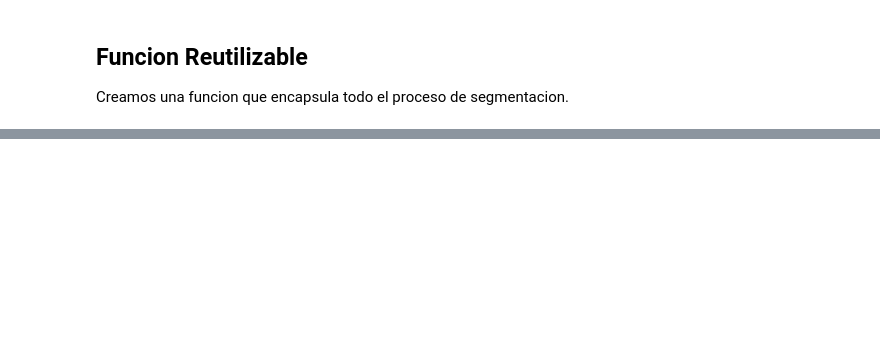
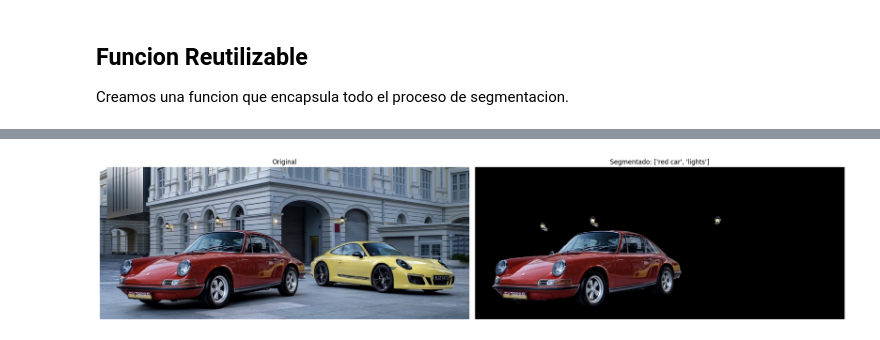
Before and after one commit to sergiovillanueva/Modelos_Fundacionales, a Jupyter notebook: 5_SAM.ipynb, the cells around one changed output, grey strips where cells are left out. Saved outputs shown, nothing was run; the diff lists cells and outputs as text; code cells hidden in the pictures; blank space fills up the shorter version.

```diff
--- a/5_SAM.ipynb
+++ b/5_SAM.ipynb
@@ -295,0 +314,83 @@ Prueba segmentar diferentes partes de la imagen:
+# %%
+# Grounding DINO + SAM2
+from transformers import AutoProcessor, AutoModelForZeroShotObjectDetection
+
+dino_path = "IDEA-Research/grounding-dino-base"
+dino_processor = AutoProcessor.from_pretrained(dino_path)
+dino_model = AutoModelForZeroShotObjectDetection.from_pretrained(dino_path).to(device)
+
+
+def segment_objects(image, prompt, box_threshold=0.5, text_threshold=0.6):
+    """Segmenta objetos usando Grounding DINO + SAM2"""
+    w, h = image.size
+
+    # 1. Detectar con Grounding DINO
+    inputs = dino_processor(images=image, text=prompt, return_tensors="pt").to(device)
+
+    with torch.no_grad():
+        outputs = dino_model(**inputs)
+
+    results = dino_processor.post_process_grounded_object_detection(
+        outputs,
+        inputs.input_ids,
+        threshold=box_threshold,
+        text_threshold=text_threshold,
+        target_sizes=[(h, w)]
+    )
+
+    boxes = results[0]['boxes'].cpu().numpy().tolist()
+    labels = results[0]['labels']
+    print(f"Detectados {len(boxes)} objetos: {labels}")
+
+    if len(boxes) == 0:
+        print("No se detectaron objetos")
+        return None
+
+    # 2. Segmentar cada box con SAM2
+    final_mask = np.zeros((h, w), dtype=np.float32)
+
+    for box in boxes:
+        # Formato SAM2: input_boxes=[[[x1, y1, x2, y2]]]
+        sam_inputs = processor(
+            images=image,
+            input_boxes=[[box]],
+            return_tensors="pt"
+        ).to(device)
+
+        with torch.no_grad():
+            sam_outputs = model(**sam_inputs)
+
+        # Post-process con solo 2 argumentos
+        masks = processor.post_process_masks(
+            sam_outputs.pred_masks.cpu(),
+            sam_inputs["original_sizes"]
+        )[0]
+
+        # Mejor mascara segun IoU
+        scores = sam_outputs.iou_scores[0, 0]
+        best_idx = scores.argmax().item()
+        best_mask = masks[0][best_idx].cpu().numpy()
+        final_mask += best_mask
+
+    final_mask = np.clip(final_mask, 0, 1)
+
+    # Visualizar
+    fig, axes = plt.subplots(1, 2, figsize=(20, 5))
+
+    axes[0].imshow(image)
+    axes[0].set_title("Original")
+    axes[0].axis("off")
+
+    masked_img = np.array(image) * final_mask[:, :, None]
+    axes[1].imshow(masked_img.astype(np.uint8))
+    axes[1].set_title(f"Segmentado: {prompt}")
+    axes[1].axis("off")
+
+    plt.tight_layout()
+    plt.show()
+
+    return final_mask
+
+# Ejemplo
+mask = segment_objects(image_cars, ["red car", "lights"])
+# %% [output]
@@ -296,3 +398,4 @@ Prueba segmentar diferentes partes de la imagen:
+[figure, added]
 # %% [markdown]
 ## Resumen
 
```
Also changed, not shown: parts of 11 cells of this notebook, 6 other files.
